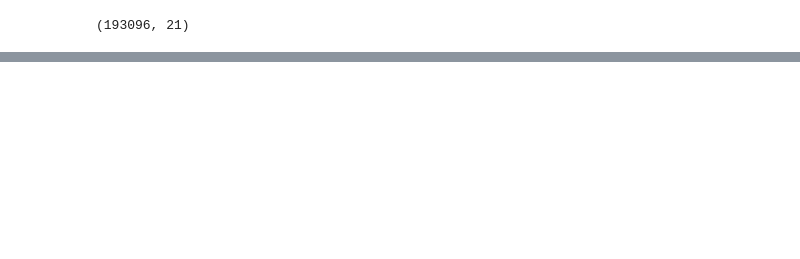
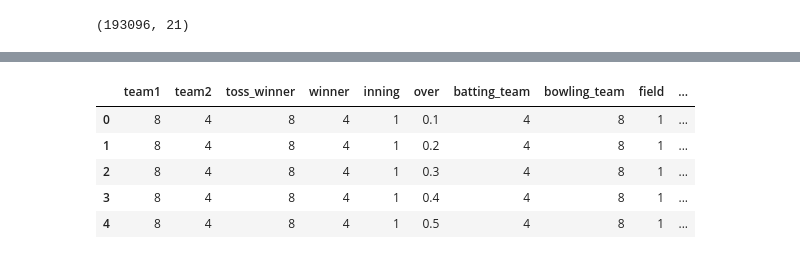
Before and after one commit to UtkarshAIITB/IPL-Data-Analysis, a Jupyter notebook: models.ipynb, the cells around one changed output, grey strips where cells are left out. Cells and saved outputs as stored; diff of their text form; code cells hidden in the pictures; blank space fills up the shorter version.

```diff
--- a/models.ipynb
+++ b/models.ipynb
@@ -391,0 +479,9 @@ df_final.shape
+# %%
+go.head()
+# %% [output]
+|  | team1 | team2 | toss_winner | winner | inning | over | batting_team | bowling_team | field | ... |
+| 0 | 8 | 4 | 8 | 4 | 1 | 0.1 | 4 | 8 | 1 | ... |
+| 1 | 8 | 4 | 8 | 4 | 1 | 0.2 | 4 | 8 | 1 | ... |
+| 2 | 8 | 4 | 8 | 4 | 1 | 0.3 | 4 | 8 | 1 | ... |
+| 3 | 8 | 4 | 8 | 4 | 1 | 0.4 | 4 | 8 | 1 | ... |
+| 4 | 8 | 4 | 8 | 4 | 1 | 0.5 | 4 | 8 | 1 | ... |
```
Also changed, not shown: parts of 38 cells of this notebook.
